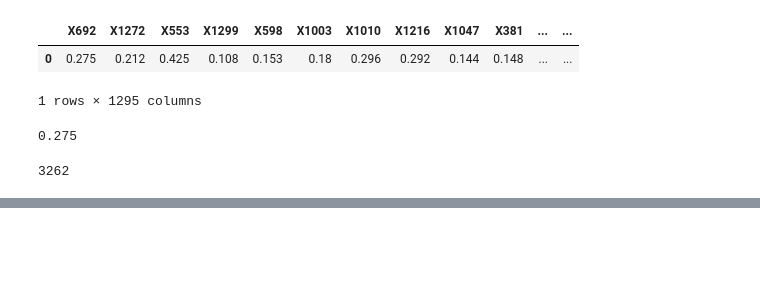
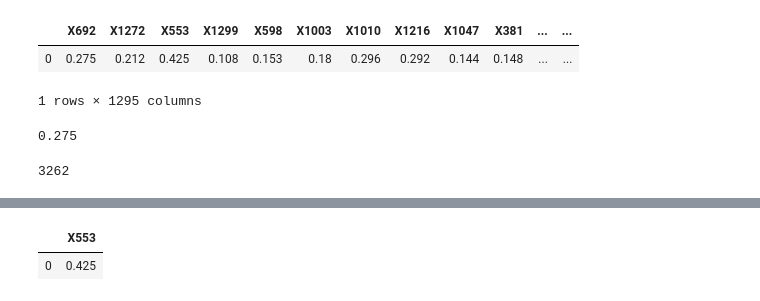
Before and after one commit to noc1992/Python_alone, a Jupyter notebook: Dacon_Proj/Dacon.ipynb, the cells around one changed output, grey strips where cells are left out. Cells and saved outputs as stored; diff of their text form; code cells hidden in the pictures; blank space fills up the shorter version.

```diff
--- a/Dacon_Proj/Dacon.ipynb
+++ b/Dacon_Proj/Dacon.ipynb
@@ -126,2 +143,7 @@ KeyboardInterrupt:
 # %%
 sub2.to_csv("sub2.csv")
+# %%
+mode3.iloc[:, 2:3]
+# %% [output]
+|  | X553 |
+| 0 | 0.425 |
```
Also changed, not shown: parts of 4 cells of this notebook, 1 other file.
